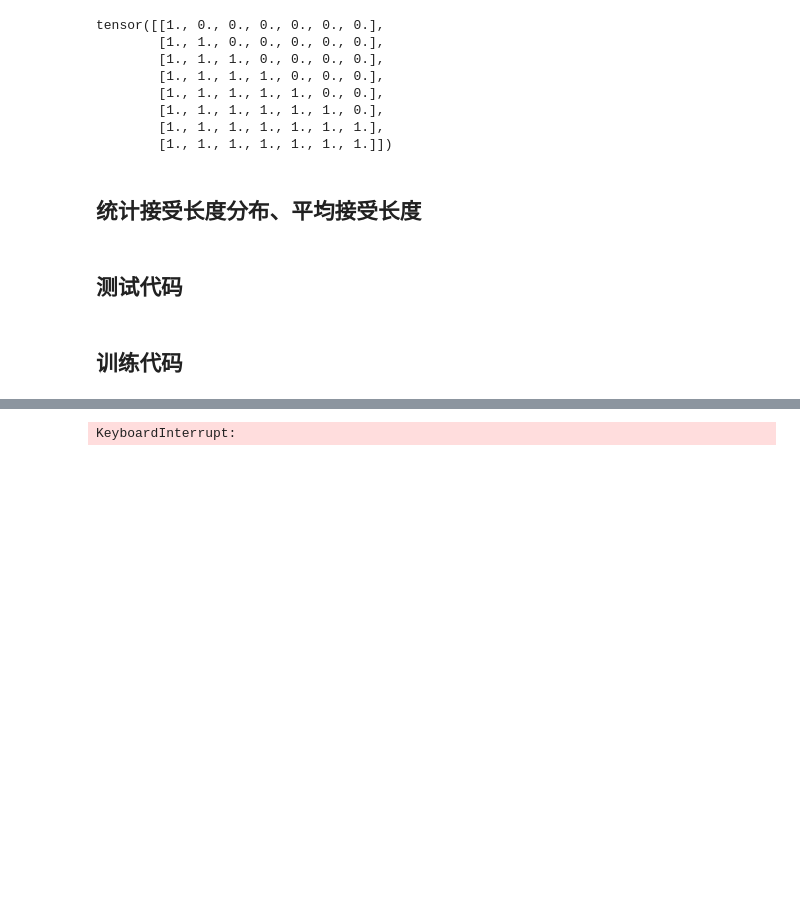
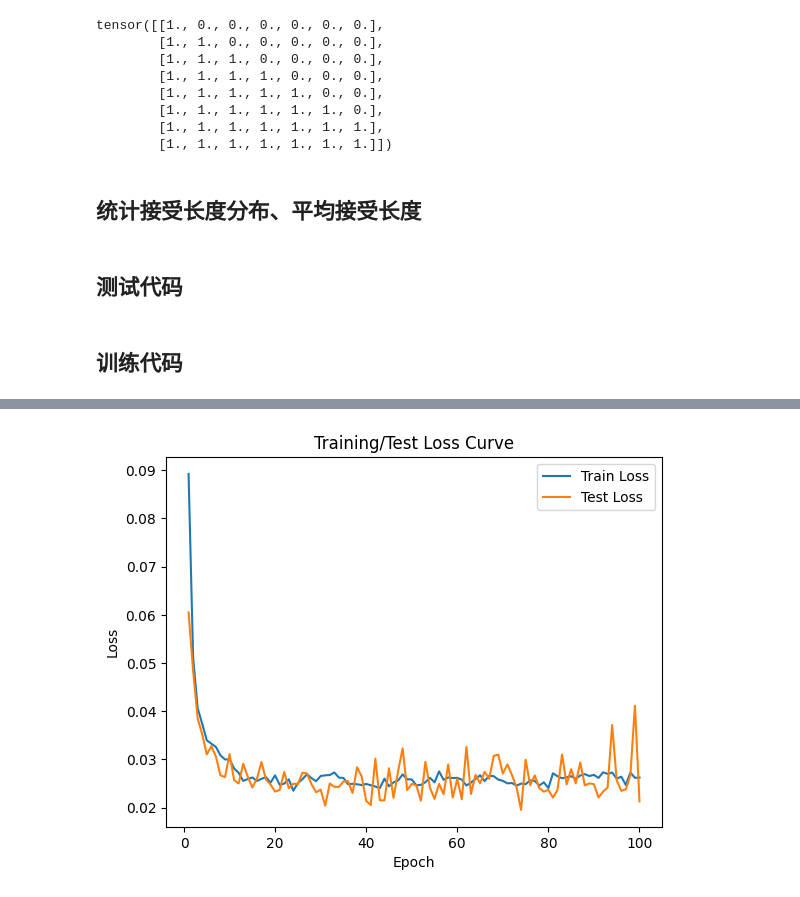
Before and after one commit to minaduki-sora/RADAR, a Jupyter notebook: notebook/rl_step_v2.ipynb, the cells around one changed output, grey strips where cells are left out. Saved outputs shown, nothing was run; the diff lists cells and outputs as text; code cells hidden in the pictures; blank space fills up the shorter version.

```diff
--- a/notebook/rl_step_v2.ipynb
+++ b/notebook/rl_step_v2.ipynb
@@ -365,7 +368,7 @@ train_losses = []
 test_losses = []
 # avg_lens = []
 best_test_loss = float('inf')
-G = make_g_matrix(make_reward_matrix(rate=1, maxlen=max_len), maxlen=max_len, gamma=0.8)  # [9, 8, 7]
+G = make_g_matrix(make_reward_matrix(rate=rate, maxlen=max_len), maxlen=max_len, gamma=gamma)  # [9, 8, 7]
 G = G.to(device)
 
 for epoch in range(num_epochs):
@@ -407,7 +410,7 @@ for epoch in range(num_epochs):
 
     if avg_test_loss < best_test_loss:
             best_test_loss = avg_test_loss
-            torch.save(model.state_dict(), "lstm_policy.pt")
+            torch.save(model.state_dict(), f"../output/shareGPT/llama3.1/t1d7/rate{rate}gamma{gamma}.pt")
             print(f"Best test loss updated: {best_test_loss:.4f}, model checkpoint saved.")
 
 # 可视化loss
@@ -421,5 +424,5 @@ plt.title("Training/Test Loss Curve")
 plt.savefig("loss_curve.png")
 plt.show()
 
-torch.save(model.state_dict(), "lstm_policy.pt")
+# torch.save(model.state_dict(), "lstm_policy.pt")
 # %% [output]
@@ -443,4 +446,4 @@ Epoch 12, Train Loss: 0.0270, Test Loss: 0.0305
-KeyboardInterrupt:
+[figure, added]
 # %%
 len_dict = cal_avg_len(model, test_loader)
 # %%
```
Also changed, not shown: parts of 7 cells of this notebook, 2 other files.
